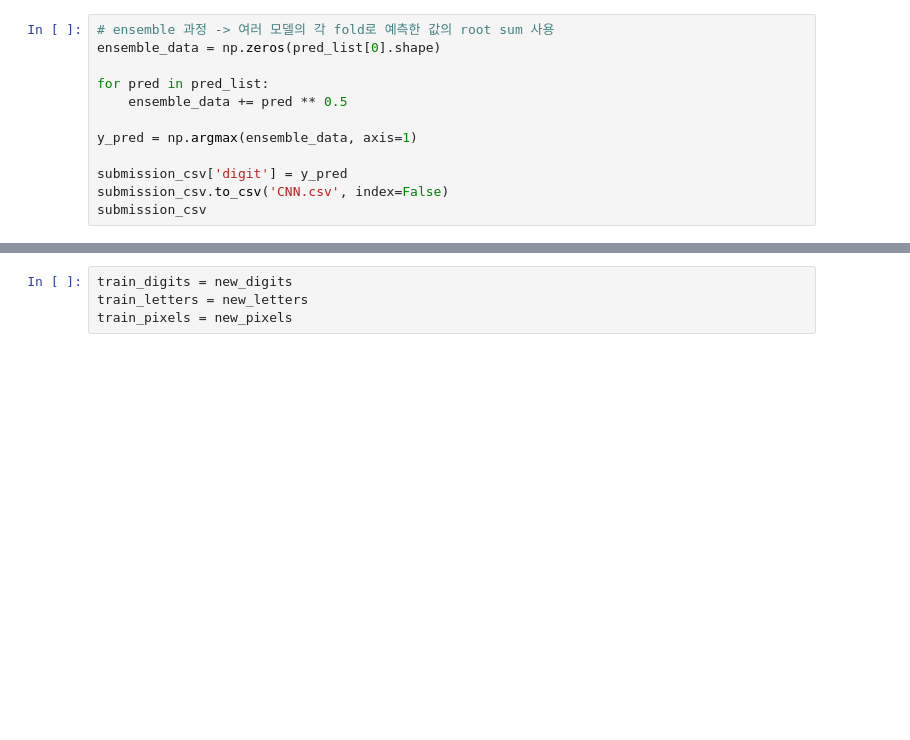
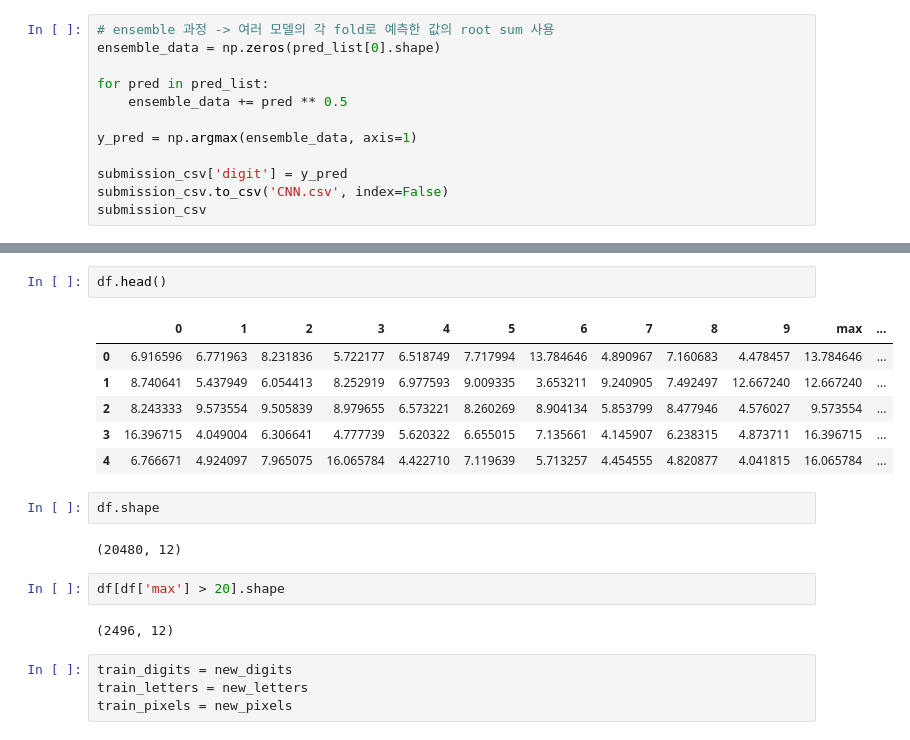
Before and after one commit to Sejong-Kaggle-Challengers-2nd/Cho-D-YoungRae, a Jupyter notebook: 5/5등코드공부.ipynb, the cells around one changed output, grey strips where cells are left out. Saved outputs shown, nothing was run; the diff lists cells and outputs as text; blank space fills up the shorter version.

```diff
--- a/5/5등코드공부.ipynb
+++ b/5/5등코드공부.ipynb
@@ -895,3 +935,20 @@ new_digits.shape, new_letters.shape, new_pixels.shape
+# %%
+df.head()
+# %% [output]
+|  | 0 | 1 | 2 | 3 | 4 | 5 | 6 | 7 | 8 | 9 | max | ... |
+| 0 | 6.916596 | 6.771963 | 8.231836 | 5.722177 | 6.518749 | 7.717994 | 13.784646 | 4.890967 | 7.160683 | 4.478457 | 13.784646 | ... |
+| 1 | 8.740641 | 5.437949 | 6.054413 | 8.252919 | 6.977593 | 9.009335 | 3.653211 | 9.240905 | 7.492497 | 12.667240 | 12.667240 | ... |
+| 2 | 8.243333 | 9.573554 | 9.505839 | 8.979655 | 6.573221 | 8.260269 | 8.904134 | 5.853799 | 8.477946 | 4.576027 | 9.573554 | ... |
+| 3 | 16.396715 | 4.049004 | 6.306641 | 4.777739 | 5.620322 | 6.655015 | 7.135661 | 4.145907 | 6.238315 | 4.873711 | 16.396715 | ... |
+| 4 | 6.766671 | 4.924097 | 7.965075 | 16.065784 | 4.422710 | 7.119639 | 5.713257 | 4.454555 | 4.820877 | 4.041815 | 16.065784 | ... |
+# %%
+df.shape
+# %% [output]
+(20480, 12)
+# %%
+df[df['max'] > 20].shape
+# %% [output]
+(2496, 12)
 # %%
 train_digits = new_digits
 train_letters = new_letters
```
Also changed, not shown: parts of 7 cells of this notebook.
